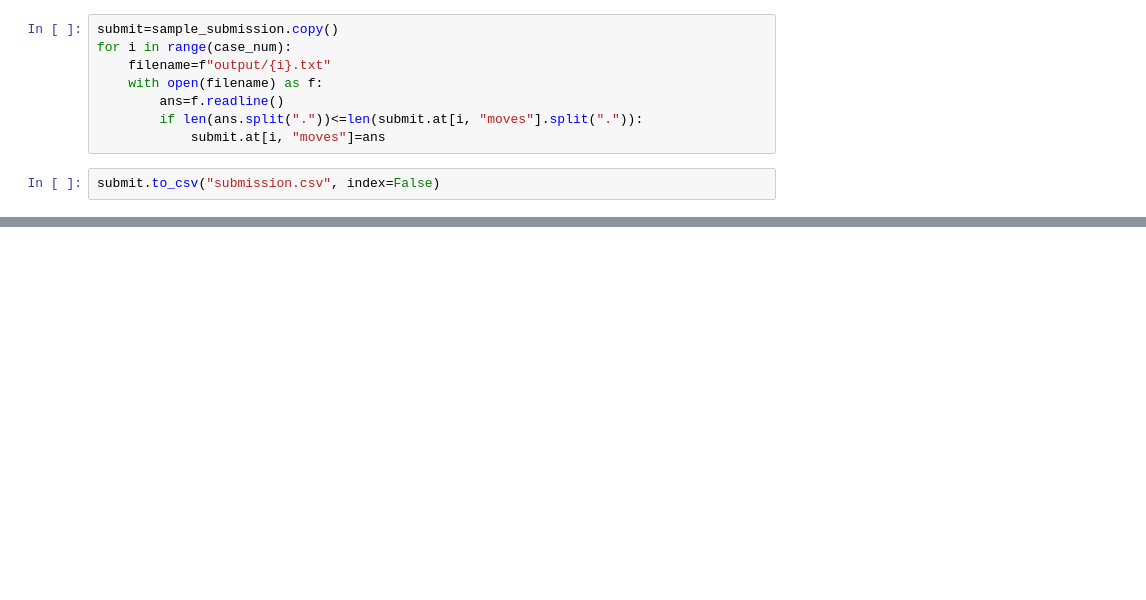
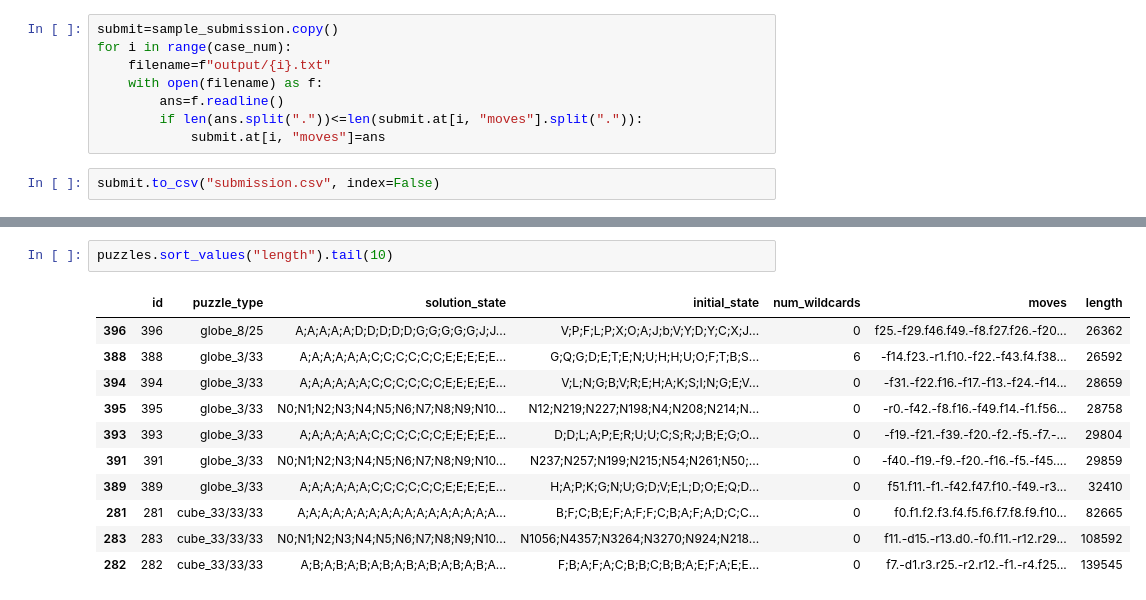
Before and after one commit to birdwatcherYT/santa2023, a Jupyter notebook: santa2023.ipynb, the cells around one changed output, grey strips where cells are left out. Drawn from its saved outputs; the diff is of its cells as text; blank space fills up the shorter version.

```diff
--- a/santa2023.ipynb
+++ b/santa2023.ipynb
@@ -763,0 +561,14 @@ Error: Some edges are undefined.
+# %%
+puzzles.sort_values("length").tail(10)
+# %% [output]
+|  | id | puzzle_type | solution_state | initial_state | num_wildcards | moves | length |
+| 396 | 396 | globe_8/25 | A;A;A;A;A;D;D;D;D;D;G;G;G;G;G;J;J... | V;P;F;L;P;X;O;A;J;b;V;Y;D;Y;C;X;J... | 0 | f25.-f29.f46.f49.-f8.f27.f26.-f20... | 26362 |
+| 388 | 388 | globe_3/33 | A;A;A;A;A;A;C;C;C;C;C;C;E;E;E;E;E... | G;Q;G;D;E;T;E;N;U;H;H;U;O;F;T;B;S... | 6 | -f14.f23.-r1.f10.-f22.-f43.f4.f38... | 26592 |
+| 394 | 394 | globe_3/33 | A;A;A;A;A;A;C;C;C;C;C;C;E;E;E;E;E... | V;L;N;G;B;V;R;E;H;A;K;S;I;N;G;E;V... | 0 | -f31.-f22.f16.-f17.-f13.-f24.-f14... | 28659 |
+| 395 | 395 | globe_3/33 | N0;N1;N2;N3;N4;N5;N6;N7;N8;N9;N10... | N12;N219;N227;N198;N4;N208;N214;N... | 0 | -r0.-f42.-f8.f16.-f49.f14.-f1.f56... | 28758 |
+| 393 | 393 | globe_3/33 | A;A;A;A;A;A;C;C;C;C;C;C;E;E;E;E;E... | D;D;L;A;P;E;R;U;U;C;S;R;J;B;E;G;O... | 0 | -f19.-f21.-f39.-f20.-f2.-f5.-f7.-... | 29804 |
+| 391 | 391 | globe_3/33 | N0;N1;N2;N3;N4;N5;N6;N7;N8;N9;N10... | N237;N257;N199;N215;N54;N261;N50;... | 0 | -f40.-f19.-f9.-f20.-f16.-f5.-f45.... | 29859 |
+| 389 | 389 | globe_3/33 | A;A;A;A;A;A;C;C;C;C;C;C;E;E;E;E;E... | H;A;P;K;G;N;U;G;D;V;E;L;D;O;E;Q;D... | 0 | f51.f11.-f1.-f42.f47.f10.-f49.-r3... | 32410 |
+| 281 | 281 | cube_33/33/33 | A;A;A;A;A;A;A;A;A;A;A;A;A;A;A;A;A... | B;F;C;B;E;F;A;F;F;C;B;A;F;A;D;C;C... | 0 | f0.f1.f2.f3.f4.f5.f6.f7.f8.f9.f10... | 82665 |
+| 283 | 283 | cube_33/33/33 | N0;N1;N2;N3;N4;N5;N6;N7;N8;N9;N10... | N1056;N4357;N3264;N3270;N924;N218... | 0 | f11.-d15.-r13.d0.-f0.f11.-r12.r29... | 108592 |
+| 282 | 282 | cube_33/33/33 | A;B;A;B;A;B;A;B;A;B;A;B;A;B;A;B;A... | F;B;A;F;A;C;B;B;C;B;B;A;E;F;A;E;E... | 0 | f7.-d1.r3.r25.-r2.r12.-f1.-r4.f25... | 139545 |
```
Also changed, not shown: parts of 54 cells of this notebook, 5 other files.
